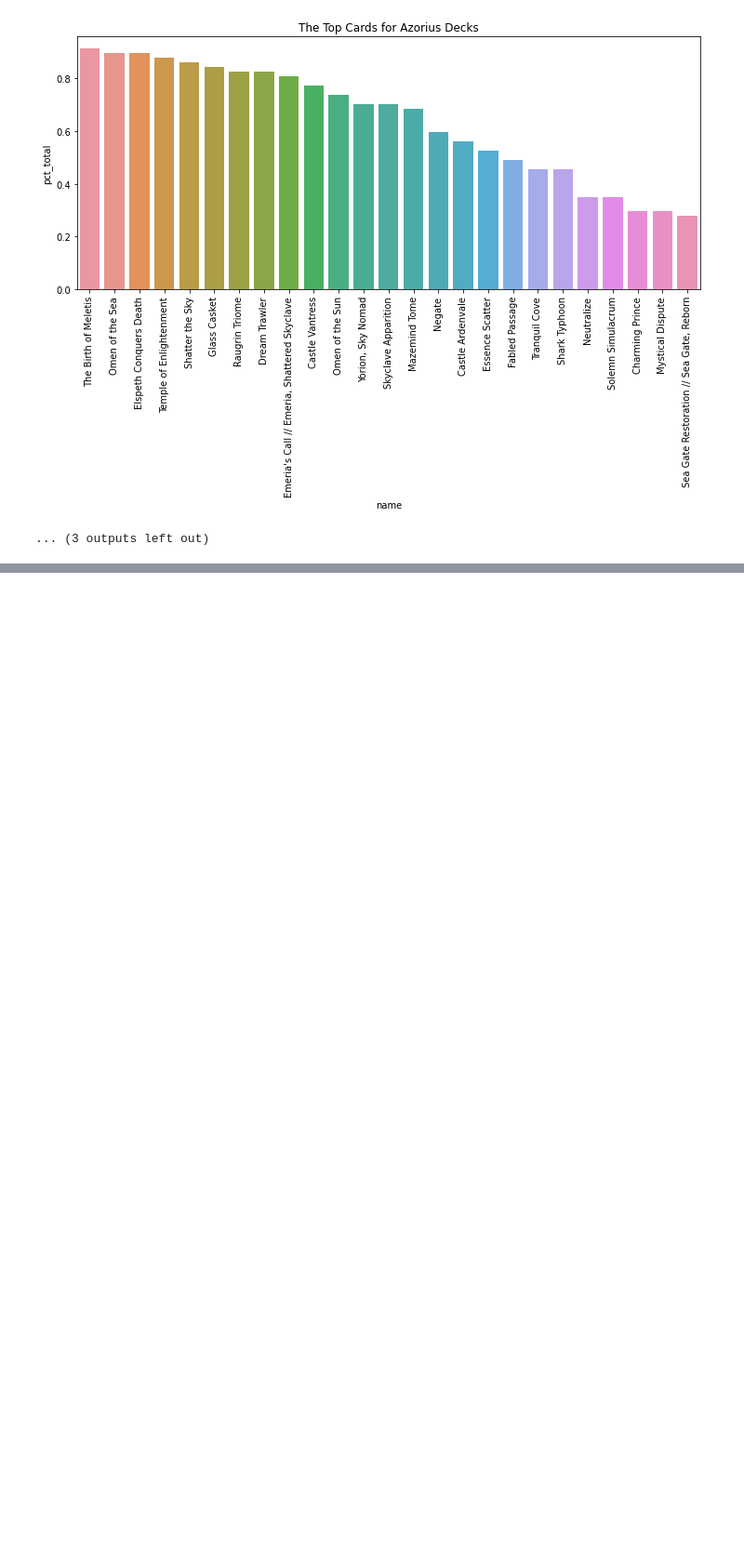
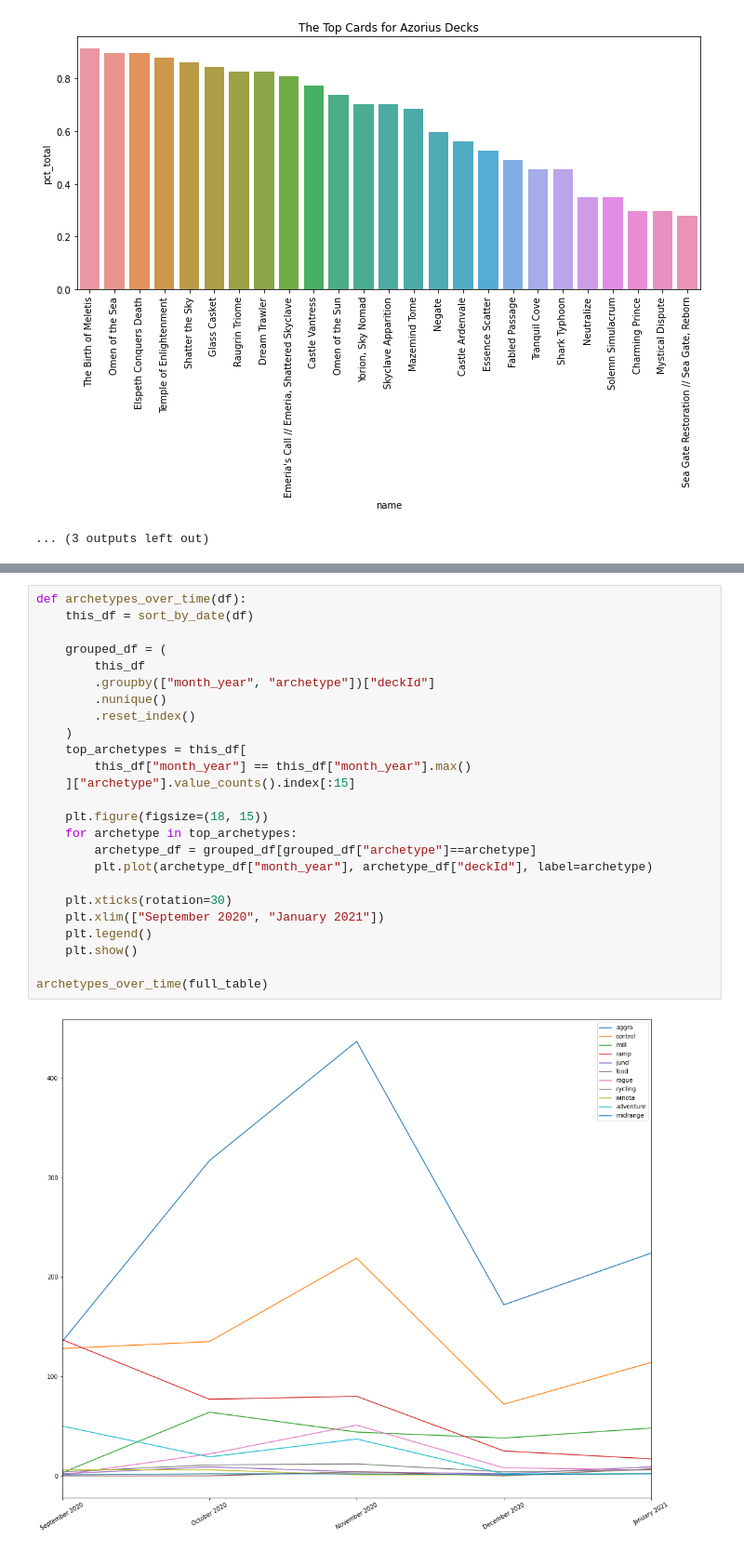
Before and after one commit to greg-martinez44/mtg_scraper, a Jupyter notebook: notebooks/Vizuals.ipynb, the cells around one changed output, grey strips where cells are left out. Shown at 93% size. Drawn from its saved outputs; the diff is of its cells as text; blank space fills up the shorter version.

```diff
--- a/notebooks/Vizuals.ipynb
+++ b/notebooks/Vizuals.ipynb
@@ -272,0 +356,27 @@ cards_per_deck_by_set(main_decks,unique_cards=True)
+# %%
+def archetypes_over_time(df):
+    this_df = sort_by_date(df)
+
+    grouped_df = (
+        this_df
+        .groupby(["month_year", "archetype"])["deckId"]
+        .nunique()
+        .reset_index()
+    )
+    top_archetypes = this_df[
+        this_df["month_year"] == this_df["month_year"].max()
+    ]["archetype"].value_counts().index[:15]
+
+    plt.figure(figsize=(18, 15))
+    for archetype in top_archetypes:
+        archetype_df = grouped_df[grouped_df["archetype"]==archetype]
+        plt.plot(archetype_df["month_year"], archetype_df["deckId"], label=archetype)
+
+    plt.xticks(rotation=30)
+    plt.xlim(["September 2020", "January 2021"])
+    plt.legend()
+    plt.show()
+
+archetypes_over_time(full_table)
+# %% [output]
+[figure, added]
```
Also changed, not shown: parts of 8 cells of this notebook.
